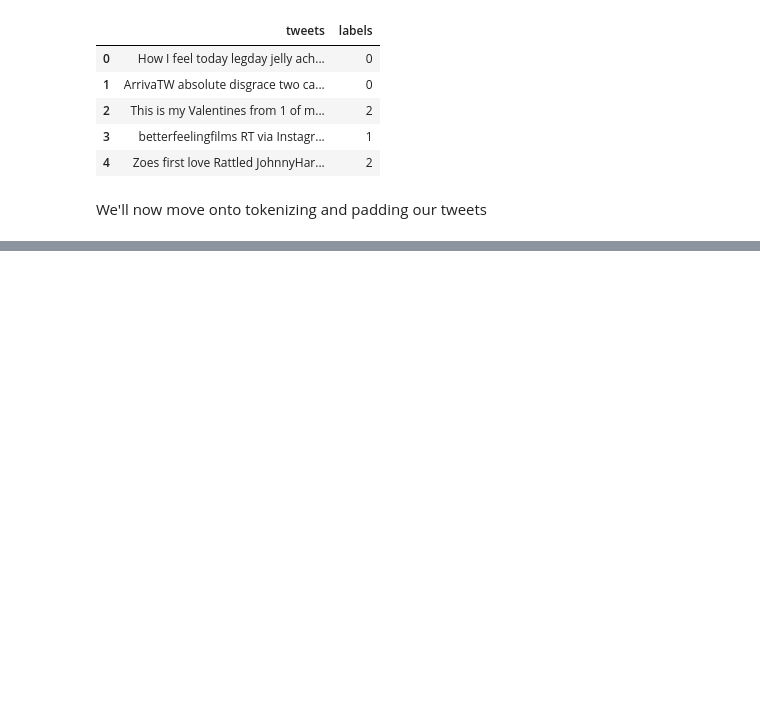
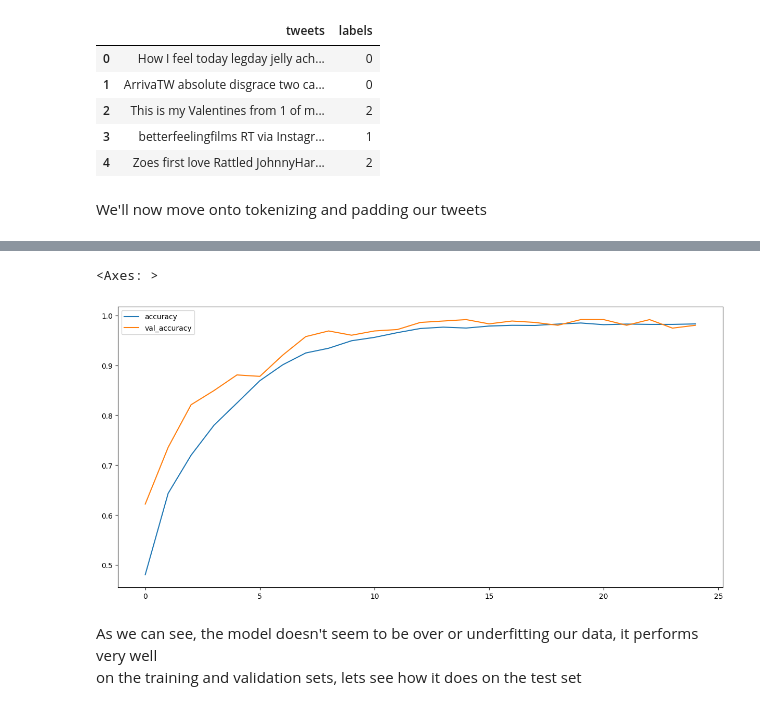
Before and after one commit to moeb15/Twitter-Sentiment-Analysis, a Jupyter notebook: EDA.ipynb, the cells around one changed output, grey strips where cells are left out. Saved outputs shown, nothing was run; the diff lists cells and outputs as text; code cells hidden in the pictures; blank space fills up the shorter version.

```diff
--- a/EDA.ipynb
+++ b/EDA.ipynb
@@ -129,0 +256,8 @@ num_seq = len(text_sequences)
+# %%
+history_df[['accuracy','val_accuracy']].plot(figsize=(15,7))
+# %% [output]
+<Axes: >
+[figure, added]
+# %% [markdown]
+As we can see, the model doesn't seem to be over or underfitting our data, it performs very well
+on the training and validation sets, lets see how it does on the test set
```
Also changed, not shown: parts of 21 cells of this notebook, 1 other file.
